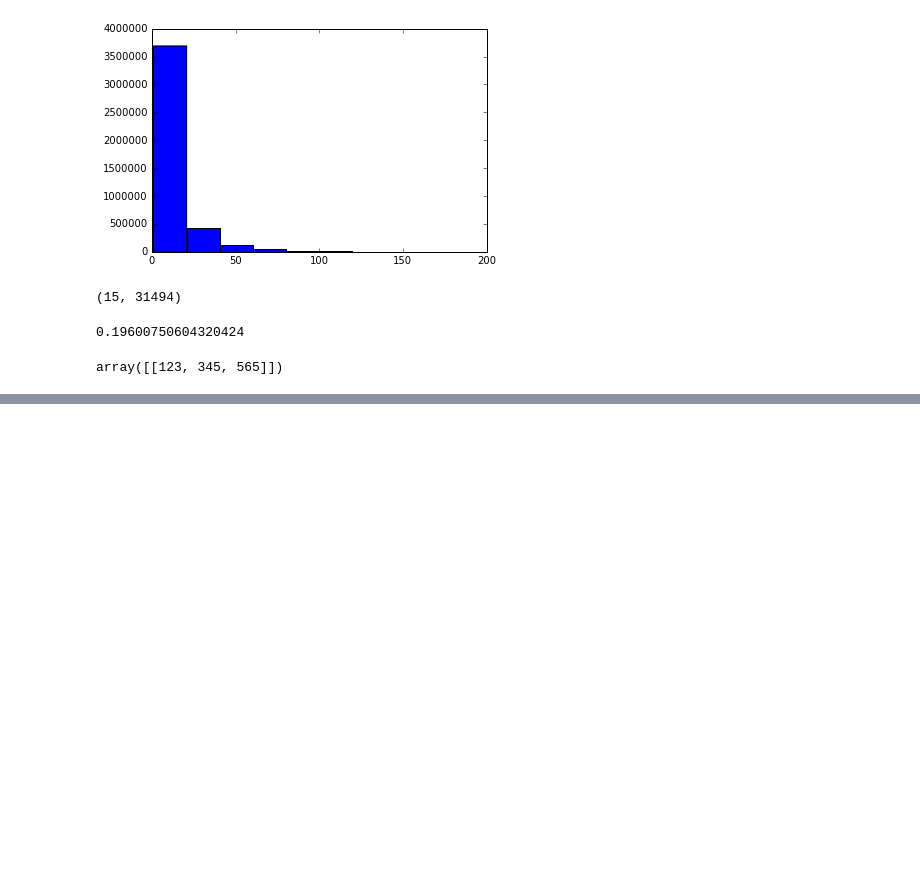
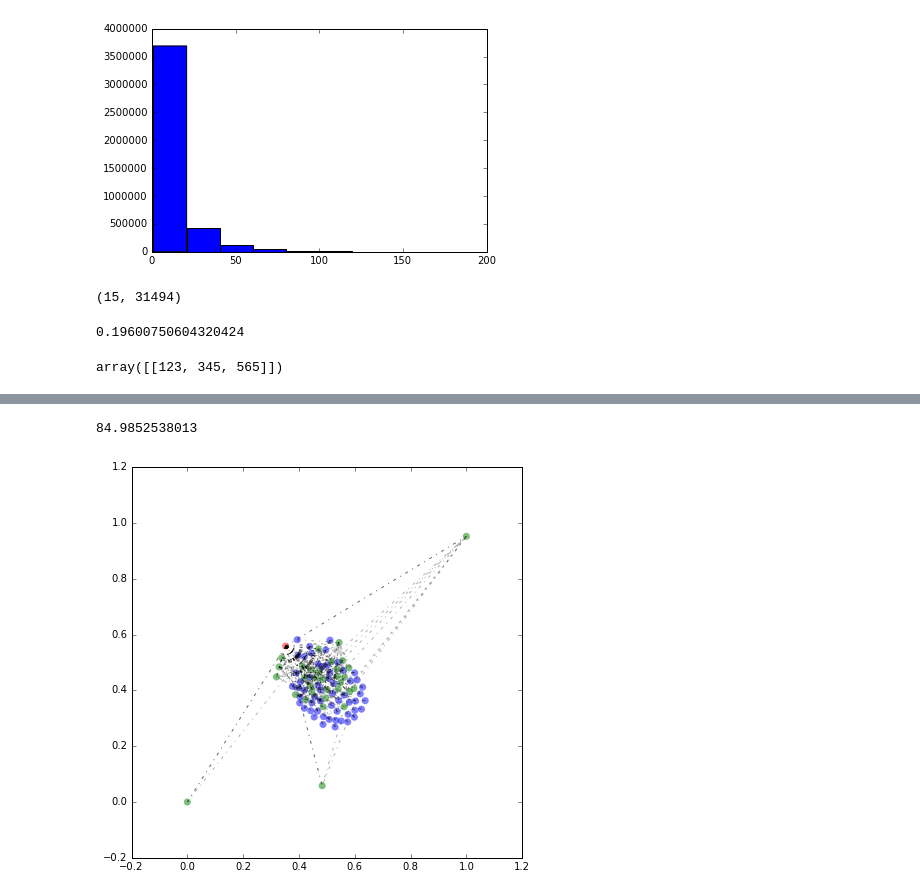
Before and after one commit to nikolausn/lab-adm-project, a Jupyter notebook: python-memetracker/experiment-3/EM-Meme.ipynb, the cells around one changed output, grey strips where cells are left out. Cells and saved outputs as stored; diff of their text form; code cells hidden in the pictures; blank space fills up the shorter version.

```diff
--- a/python-memetracker/experiment-3/EM-Meme.ipynb
+++ b/python-memetracker/experiment-3/EM-Meme.ipynb
@@ -561,0 +1010,73 @@ array([[123, 345, 565]])
+# %%
+import networkx as nx
+from mpl_toolkits.mplot3d import Axes3D
+from mpld3 import plugins
+import mpld3
+
+dist_mat = tnode['mat']
+max_val = np.max(dist_mat)
+print(max_val)
+dist_mat = np.log(max_val/np.where(dist_mat<1e-6, 1e-6, dist_mat))
+#dist_mat = 1/np.where(dist_mat<1e-6, 1e-6, dist_mat)
+#dist_mat = np.where(dist_mat<1e-6, 1e-6, dist_mat)
+
+#pos = pCoordinate(dist_mat)
+#print(pos)
+
+G = nx.from_numpy_matrix(dist_mat)
+pos=nx.spring_layout(G,dim=2,k=0.4)
+#print(pos)
+
+trans = tnode['trans']
+colors = np.tile('',len(trans))
+parents = []
+neighbors = []
+target = 0
+for i in range(len(trans)):
+    tran = trans[i]
+    if tran == tnode['target']:
+        colors[i]='red'
+        target = i
+    if tran in tnode['parents']:
+        colors[i]='green'
+        parents.append(i)
+    if tran in tnode['neighbors']:
+        colors[i]='blue'
+        neighbors.append(i)
+
+
+
+fig = plt.figure(figsize=(7, 7))
+ax = fig.add_subplot(111)
+#ax = fig.add_subplot(111, projection='3d')
+
+# draw the lines from parents to target
+for parent in parents:
+    ax.plot([pos[target][0],pos[parent][0]],[pos[target][1],pos[parent][1]],'-.',c='black',alpha=0.6)
+
+# draw the lines from the neighbors to all parent
+for neighbor in neighbors:
+    act_neighbor = trans[neighbor]
+    # get all the parent
+    myParents = edges[act_neighbor]
+    for myParent in myParents:
+        if myParent in trans:
+            pIndex = trans.index(myParent)
+            ax.plot([pos[neighbor][0],pos[pIndex][0]],[pos[neighbor][1],pos[pIndex][1]],'-.',c='black',alpha=0.3)
+
+
+for k, p in pos.items():
+    scatter = ax.scatter(p[0], p[1], marker='o', c=colors[k], s=50,alpha=0.5, edgecolor='None')
+    #ax.scatter(p[0], p[1], p[2], c=colors[k], marker='o')
+#lgd = plt.legend(markers, labels, numpoints=1, bbox_to_anchor=(1.17, 0.5))
+#plt.tight_layout()
+#plt.axis('equal')
+#pt.show()
+tooltip = plugins.PointHTMLTooltip(scatter, ['aha','oho'],
+                                   voffset=10, hoffset=10)
+plugins.connect(fig, tooltip)
+#mpld3.display()
+mpld3.enable_notebook()
+# %% [output]
+84.9852538013
+[figure, added]
```
Also changed, not shown: parts of 29 cells of this notebook, 2 other files.
